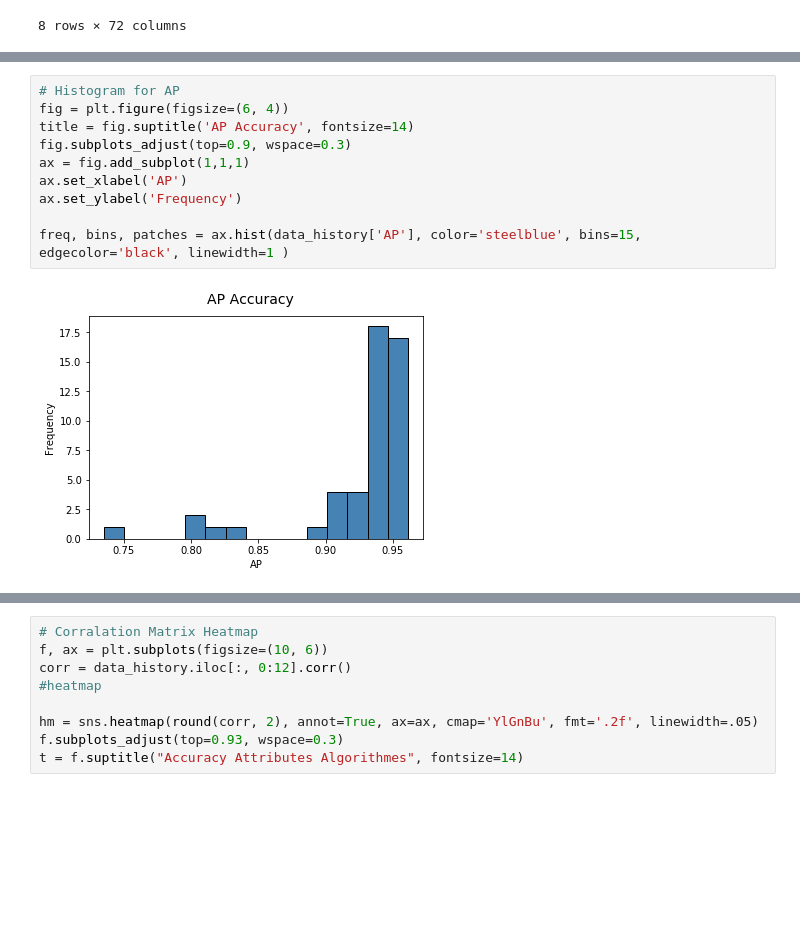
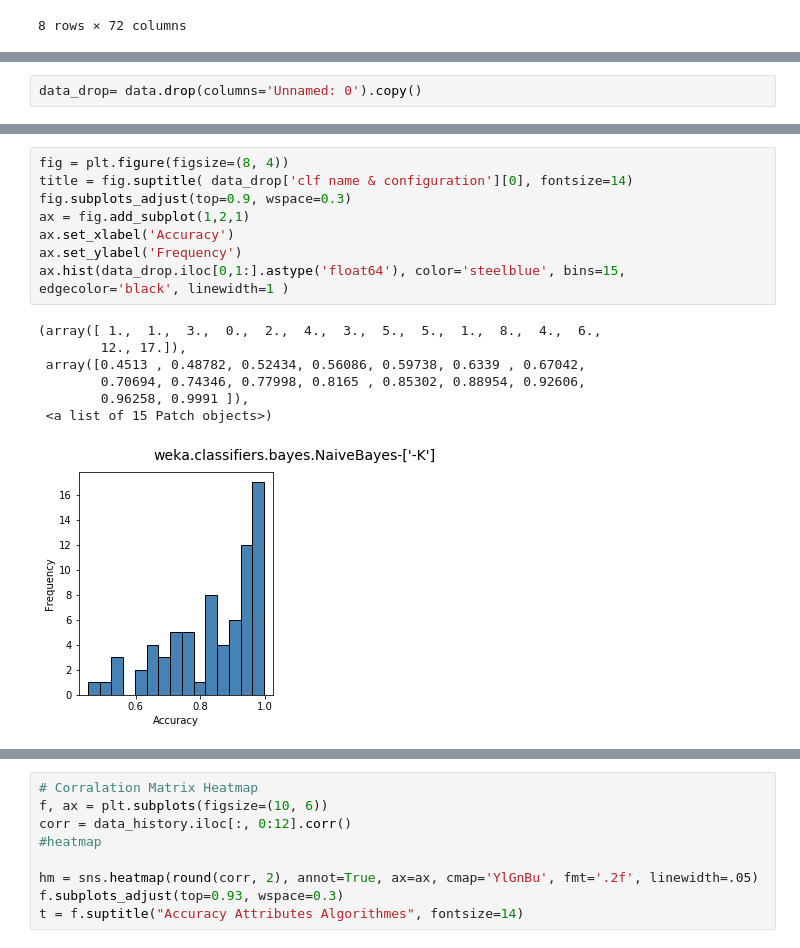
Before and after one commit to greeneley/visualisation_accuracy_algorithm, a Jupyter notebook: accuracy_analys.ipynb, the cells around one changed output, grey strips where cells are left out. Saved outputs shown, nothing was run; the diff lists cells and outputs as text; blank space fills up the shorter version.

Commit message:
add visualisation for each rows

```diff
--- a/accuracy_analys.ipynb
+++ b/accuracy_analys.ipynb
@@ -55,0 +70,2 @@ data_history.describe()
+# %%
+data_drop= data.drop(columns='Unnamed: 0').copy()
@@ -56,13 +85,17 @@ data_history.describe()
 # %%
-# Histogram for AP
-fig = plt.figure(figsize=(6, 4))
-title = fig.suptitle('AP Accuracy', fontsize=14)
+fig = plt.figure(figsize=(8, 4))
+title = fig.suptitle( data_drop['clf name & configuration'][0], fontsize=14)
 fig.subplots_adjust(top=0.9, wspace=0.3)
-ax = fig.add_subplot(1,1,1)
-ax.set_xlabel('AP')
+ax = fig.add_subplot(1,2,1)
+ax.set_xlabel('Accuracy')
 ax.set_ylabel('Frequency')
-
-freq, bins, patches = ax.hist(data_history['AP'], color='steelblue', bins=15, edgecolor='black', linewidth=1 )
+ax.hist(data_drop.iloc[0,1:].astype('float64'), color='steelblue', bins=15, edgecolor='black', linewidth=1 )
 # %% [output]
+(array([ 1.,  1.,  3.,  0.,  2.,  4.,  3.,  5.,  5.,  1.,  8.,  4.,  6.,
+        12., 17.]),
+ array([0.4513 , 0.48782, 0.52434, 0.56086, 0.59738, 0.6339 , 0.67042,
+        0.70694, 0.74346, 0.77998, 0.8165 , 0.85302, 0.88954, 0.92606,
+        0.96258, 0.9991 ]),
+ <a list of 15 Patch objects>)
-[figure, old version]
+[figure, new version]
 # %%
```
Also changed, not shown: parts of 5 cells of this notebook.
